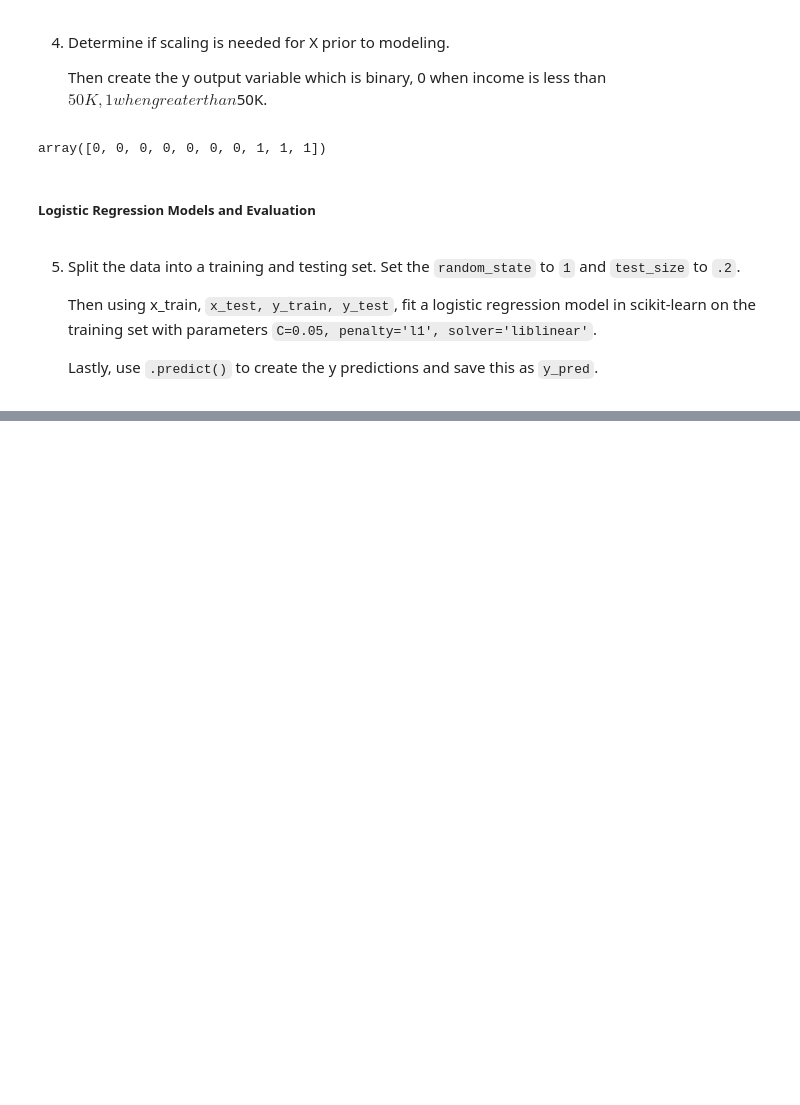
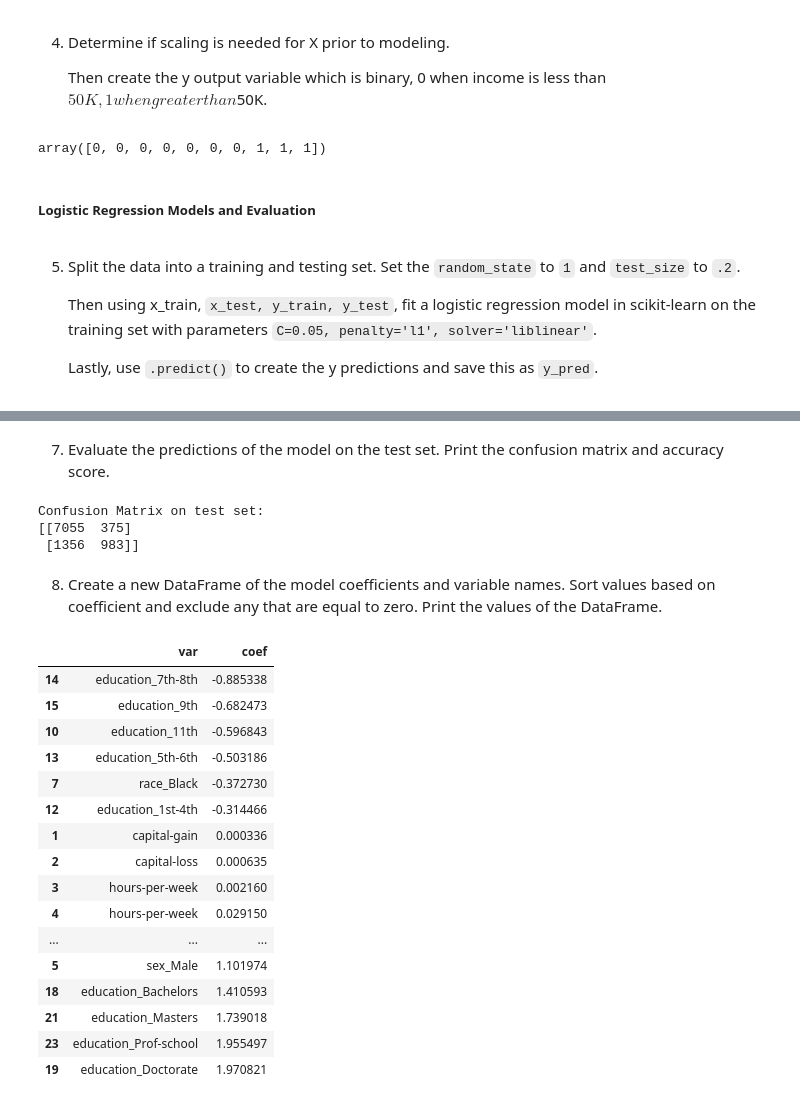
Before and after one commit to maylonleoncio/Codecademy-Projects, a Jupyter notebook: Census Income/Income_classification.ipynb, the cells around one changed output, grey strips where cells are left out. Saved outputs shown, nothing was run; the diff lists cells and outputs as text; code cells hidden in the pictures; blank space fills up the shorter version.

```diff
--- a/Census Income/Income_classification.ipynb
+++ b/Census Income/Income_classification.ipynb
@@ -117,3 +117,14 @@ array([0, 0, 0, 0, 0, 0, 0, 1, 1, 1])
     Then using x_train, ``x_test, y_train, y_test``, fit a logistic regression model in scikit-learn on the training set with parameters ``C=0.05, penalty='l1', solver='liblinear'``.
 
     Lastly, use ``.predict()`` to create the y predictions and save this as ``y_pred``.
+# %%
+from sklearn.model_selection import train_test_split
+
+x_train, x_test, y_train, y_test = train_test_split(X, y, test_size=0.2, random_state=1 )
+# %%
+from sklearn.linear_model import LogisticRegression
+
+log_reg = LogisticRegression(C=0.05, penalty='l1', solver='liblinear')
+log_reg.fit(x_train, y_train)
+
+y_pred = log_reg.predict(x_test)
@@ -119,0 +152,35 @@ array([0, 0, 0, 0, 0, 0, 0, 1, 1, 1])
+# %% [markdown]
+7. Evaluate the predictions of the model on the test set. Print the confusion matrix and accuracy score.
+# %%
+from sklearn.metrics import confusion_matrix
+
+print('Confusion Matrix on test set:')
+print(confusion_matrix(y_test, y_pred))
+# %% [output]
+Confusion Matrix on test set:
+[[7055  375]
+ [1356  983]]
+# %% [markdown]
+8. Create a new DataFrame of the model coefficients and variable names. Sort values based on coefficient and exclude any that are equal to zero. Print the values of the DataFrame.
+# %%
+coef_df = pd.DataFrame(zip(x_train.columns, log_reg.coef_[0]), columns=['var', 'coef']).sort_values('coef')
+coef_df = coef_df[coef_df.coef.abs()>0].sort_values('coef')
+coef_df
+# %% [output]
+|  | var | coef |
+| 14 | education_7th-8th | -0.885338 |
+| 15 | education_9th | -0.682473 |
+| 10 | education_11th | -0.596843 |
+| 13 | education_5th-6th | -0.503186 |
+| 7 | race_Black | -0.372730 |
+| 12 | education_1st-4th | -0.314466 |
+| 1 | capital-gain | 0.000336 |
+| 2 | capital-loss | 0.000635 |
+| 3 | hours-per-week | 0.002160 |
+| 4 | hours-per-week | 0.029150 |
+| ... | ... | ... |
+| 5 | sex_Male | 1.101974 |
+| 18 | education_Bachelors | 1.410593 |
+| 21 | education_Masters | 1.739018 |
+| 23 | education_Prof-school | 1.955497 |
+| 19 | education_Doctorate | 1.970821 |
```
Also changed, not shown: parts of 2 cells of this notebook.
